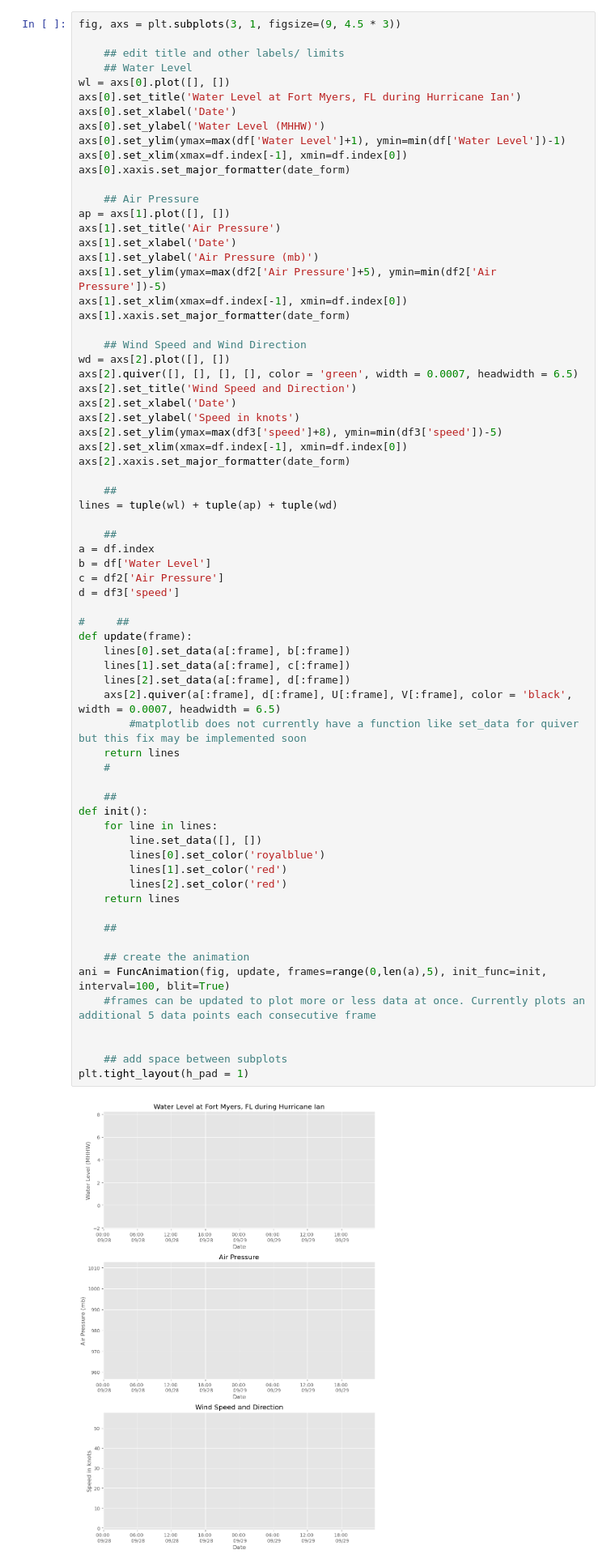
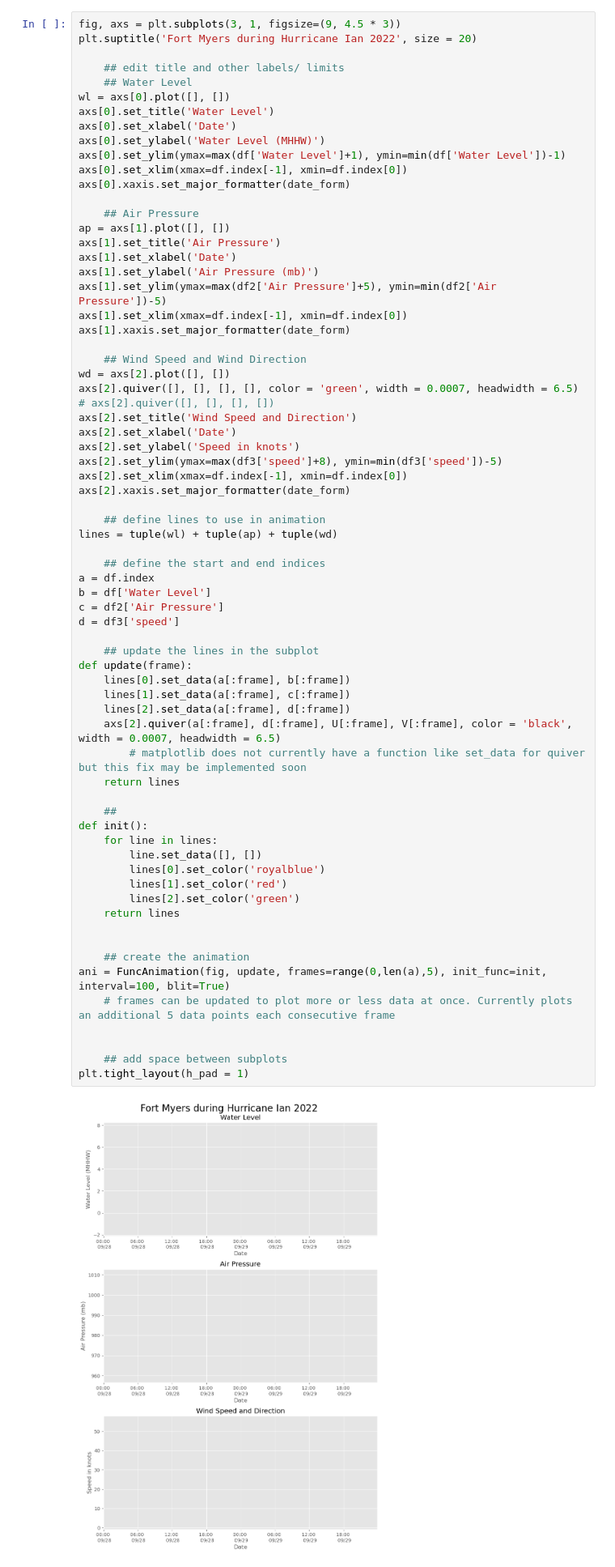
Before and after one commit to NOAA-CO-OPS/Coastal_Hazards_Example_Notebooks, a Jupyter notebook: CO-OPS_API_Example_Notebook_HurricaneIan.ipynb, the cells around one changed output. Shown at 81% size. Saved outputs shown, nothing was run; the diff lists cells and outputs as text.

```diff
--- a/CO-OPS_API_Example_Notebook_HurricaneIan.ipynb
+++ b/CO-OPS_API_Example_Notebook_HurricaneIan.ipynb
@@ -273,11 +278,12 @@ plt.tight_layout(h_pad = 1)
 ## Animate!
 # %%
 fig, axs = plt.subplots(3, 1, figsize=(9, 4.5 * 3))
+plt.suptitle('Fort Myers during Hurricane Ian 2022', size = 20)
 
     ## edit title and other labels/ limits
     ## Water Level
 wl = axs[0].plot([], [])
-axs[0].set_title('Water Level at Fort Myers, FL during Hurricane Ian')
+axs[0].set_title('Water Level')
 axs[0].set_xlabel('Date')
 axs[0].set_ylabel('Water Level (MHHW)')
 axs[0].set_ylim(ymax=max(df['Water Level']+1), ymin=min(df['Water Level'])-1)
@@ -296,6 +302,7 @@ axs[1].xaxis.set_major_formatter(date_form)
     ## Wind Speed and Wind Direction
 wd = axs[2].plot([], [])
 axs[2].quiver([], [], [], [], color = 'green', width = 0.0007, headwidth = 6.5)
+# axs[2].quiver([], [], [], [])
 axs[2].set_title('Wind Speed and Direction')
 axs[2].set_xlabel('Date')
 axs[2].set_ylabel('Speed in knots')
@@ -303,45 +310,43 @@ axs[2].set_ylim(ymax=max(df3['speed']+8), ymin=min(df3['speed'])-5)
 axs[2].set_xlim(xmax=df.index[-1], xmin=df.index[0])
 axs[2].xaxis.set_major_formatter(date_form)
 
-    ##
+    ## define lines to use in animation
 lines = tuple(wl) + tuple(ap) + tuple(wd)
 
-    ##
+    ## define the start and end indices
 a = df.index
 b = df['Water Level']
 c = df2['Air Pressure']
 d = df3['speed']
 
-#     ##
+    ## update the lines in the subplot
 def update(frame):
     lines[0].set_data(a[:frame], b[:frame])
     lines[1].set_data(a[:frame], c[:frame])
     lines[2].set_data(a[:frame], d[:frame])
     axs[2].quiver(a[:frame], d[:frame], U[:frame], V[:frame], color = 'black', width = 0.0007, headwidth = 6.5)
-        #matplotlib does not currently have a function like set_data for quiver but this fix may be implemented soon
+        # matplotlib does not currently have a function like set_data for quiver but this fix may be implemented soon
     return lines
-    #
 
     ##
 def init():
     for line in lines:
         line.set_data([], [])
         lines[0].set_color('royalblue')
         lines[1].set_color('red')
-        lines[2].set_color('red')
+        lines[2].set_color('green')
     return lines
 
-    ##
 
     ## create the animation
 ani = FuncAnimation(fig, update, frames=range(0,len(a),5), init_func=init, interval=100, blit=True)
-    #frames can be updated to plot more or less data at once. Currently plots an additional 5 data points each consecutive frame
+    # frames can be updated to plot more or less data at once. Currently plots an additional 5 data points each consecutive frame
 
 
     ## add space between subplots
 plt.tight_layout(h_pad = 1)
 # %% [output]
-[figure, old version]
+[figure, new version]
 # %%
 %%time
 
```
Also changed, not shown: parts of 4 cells of this notebook, 1 other file.
